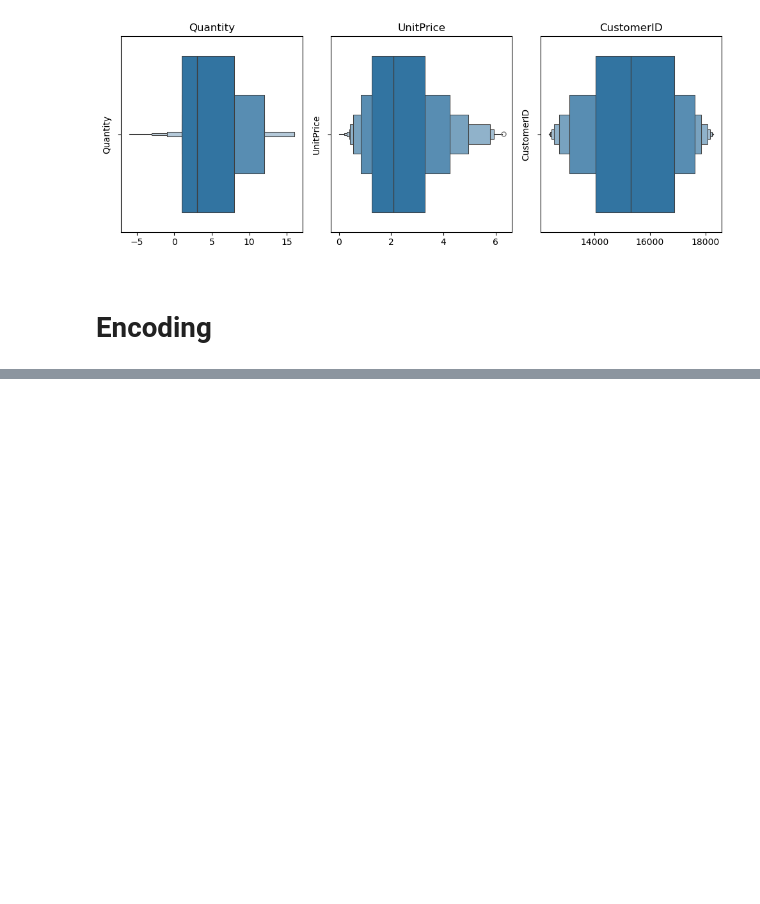
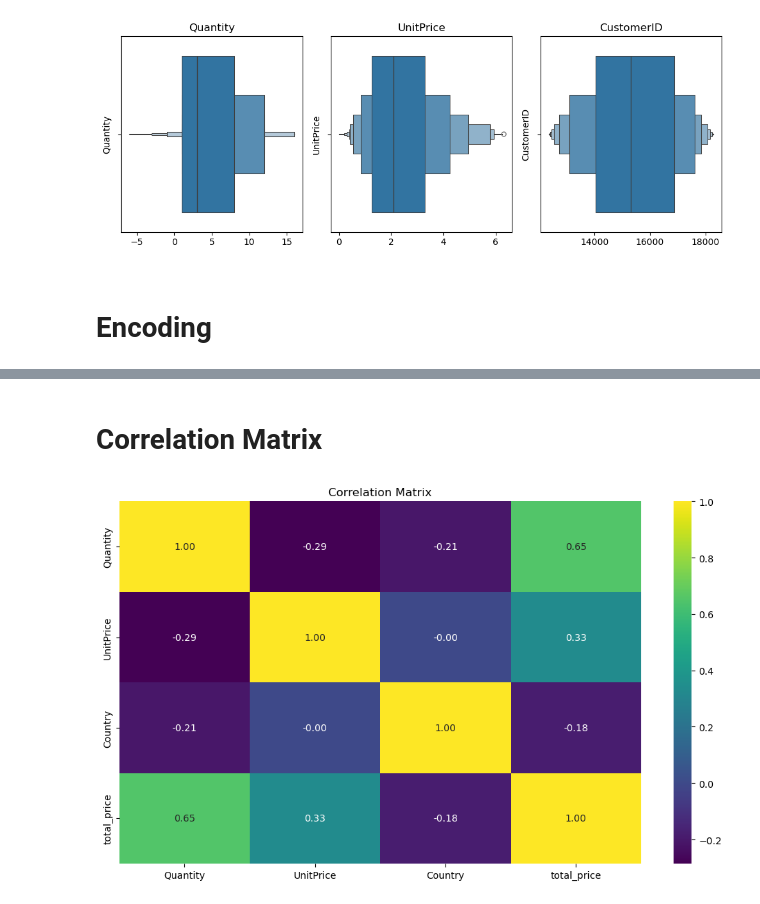
Before and after one commit to ahmedhassan456/customer_segmentation, a Jupyter notebook: customer_segmentation.ipynb, the cells around one changed output, grey strips where cells are left out. Drawn from its saved outputs; the diff is of its cells as text; code cells hidden in the pictures; blank space fills up the shorter version.

Commit message:
Feature Engineering and Correlation Matrix

```diff
--- a/customer_segmentation.ipynb
+++ b/customer_segmentation.ipynb
@@ -198,0 +201,2 @@ X["Country"] = encoder.fit_transform(X["Country"])
+# %%
+X.dropna(inplace=True)
@@ -198,0 +212,2 @@ X["Country"] = encoder.fit_transform(X["Country"])
+# %%
+X["total_price"] = X["Quantity"] * X["UnitPrice"]
@@ -198,0 +223,12 @@ X["Country"] = encoder.fit_transform(X["Country"])
+# %% [markdown]
+# Correlation Matrix
+# %%
+corr = X.corr()
+
+plt.figure(figsize=(10, 6))
+sns.heatmap(corr, annot=True, fmt=".2f", cmap="viridis")
+plt.title("Correlation Matrix")
+plt.tight_layout()
+plt.show()
+# %% [output]
+[figure, added]
```
Also changed, not shown: parts of 4 cells of this notebook.
